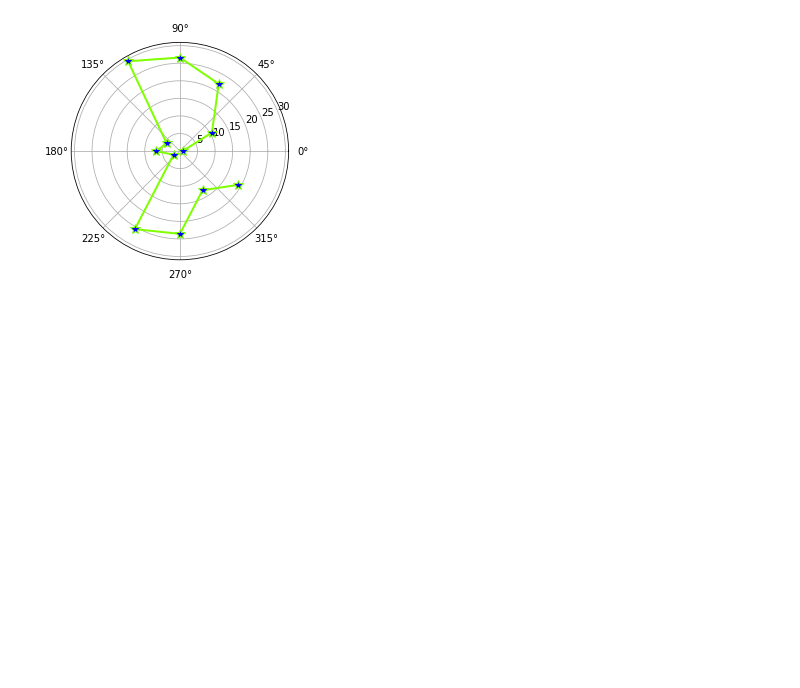
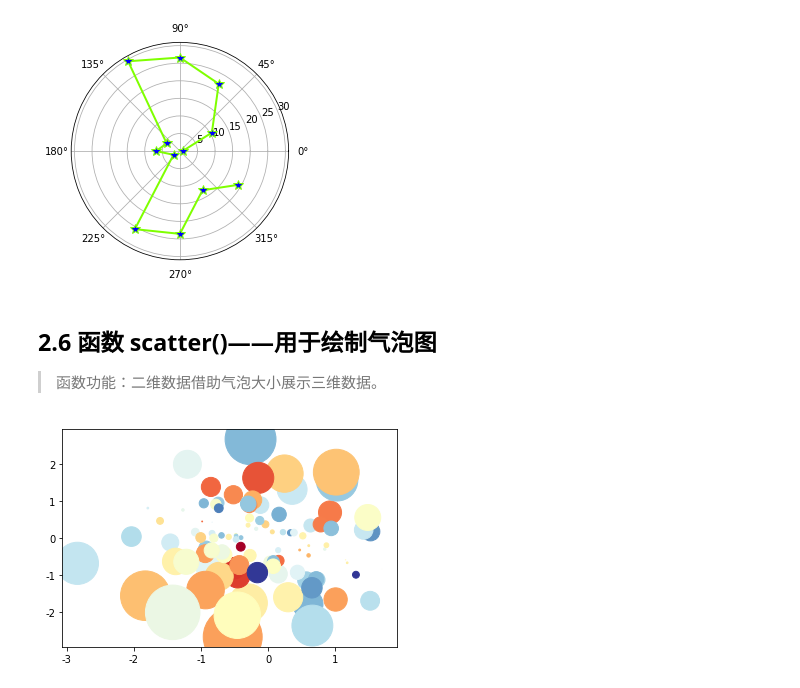
Before and after one commit to Mark-Walen/matplotlib-app, a Jupyter notebook: paragraph-2/matplotlib_bar.ipynb, the cells around one changed output. Saved outputs shown, nothing was run; the diff lists cells and outputs as text; code cells hidden in the pictures; blank space fills up the shorter version.

```diff
--- a/paragraph-2/matplotlib_bar.ipynb
+++ b/paragraph-2/matplotlib_bar.ipynb
@@ -112,3 +112,20 @@ plt.polar(theta, r, color="chartreuse", linewidth=2, marker="*", mfc="b", ms=10)
 plt.show()
 # %% [output]
 [figure]
+# %% [markdown]
+## 2.6 函数 scatter()——用于绘制气泡图
+> 函数功能：二维数据借助气泡大小展示三维数据。
+# %%
+import matplotlib as mpl
+import matplotlib.pyplot as plt
+import numpy as np
+
+a = np.random.randn(100)
+b = np.random.randn(100)
+
+# colormap: RdYlBu
+plt.scatter(a, b, s=np.power(10*a+20*b, 2), c=np.random.randn(100), cmap=mpl.cm.RdYlBu, marker="o")
+
+plt.show()
+# %% [output]
+[figure, added]
```
Also changed, not shown: parts of 6 cells of this notebook, 1 other file.
